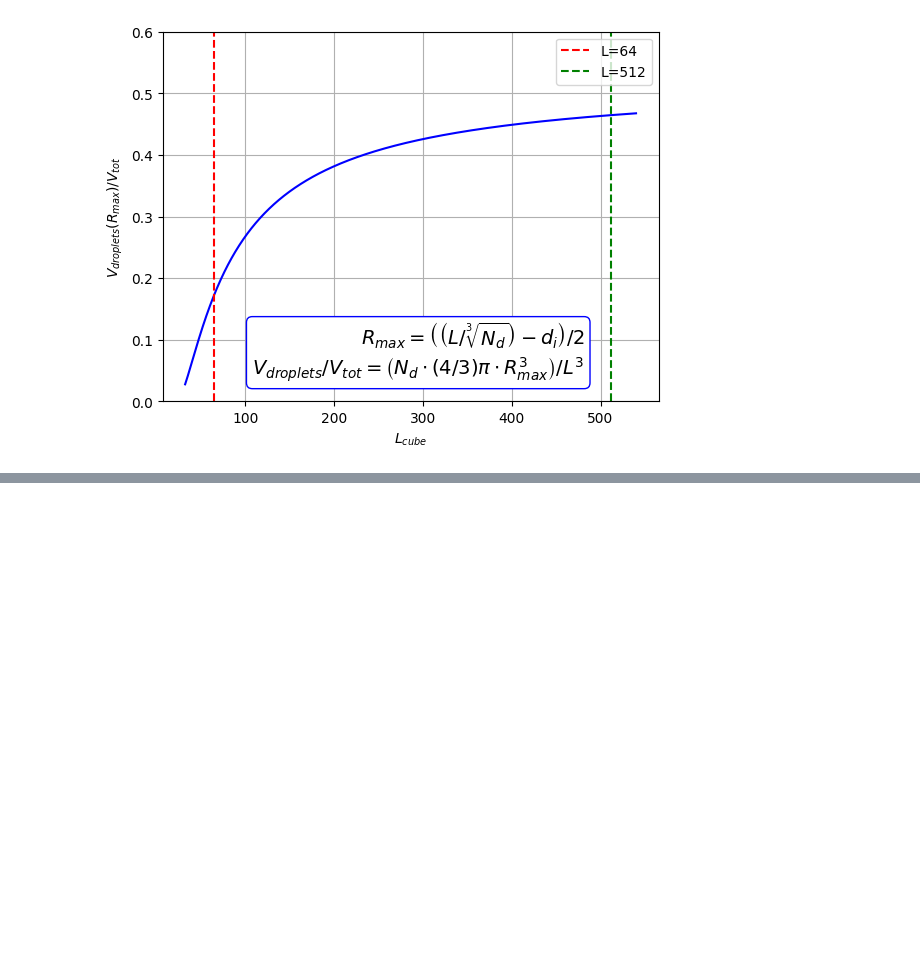
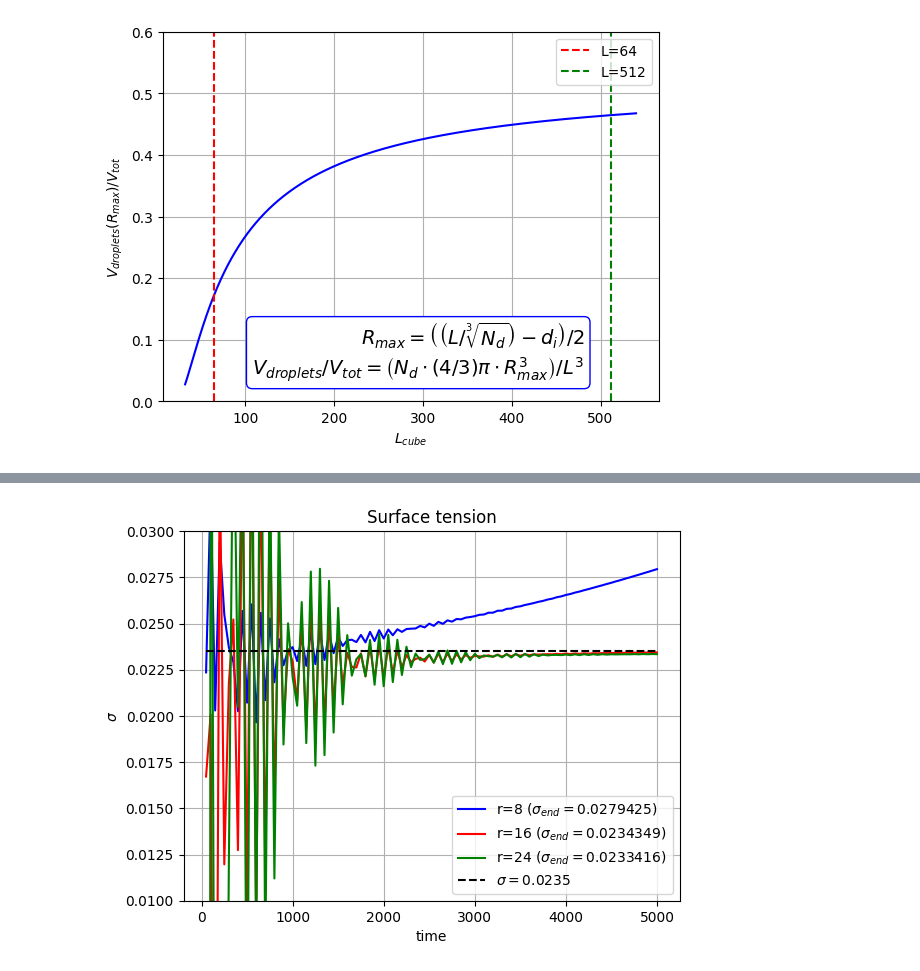
Before and after one commit to mattiamencagli/my-python-plots, a Jupyter notebook: mayo_tests.ipynb, the cells around one changed output, grey strips where cells are left out. Saved outputs shown, nothing was run; the diff lists cells and outputs as text; code cells hidden in the pictures; blank space fills up the shorter version.

```diff
--- a/mayo_tests.ipynb
+++ b/mayo_tests.ipynb
@@ -279,0 +444,41 @@ RR = [     0  19500  39500  59500  79500  99500 119500 139500]
+# %%
+import numpy as np
+import matplotlib
+import matplotlib.pyplot as plt
+
+def count_lines_in_file(file_path):
+    with open(file_path, 'r') as file:
+        line_count = sum(1 for _ in file)
+    return line_count
+
+# SURFACE TENSION
+
+direc = "/home/matti/DATA/Mayonese/surf_tens/"
+files = ["laplace_r8.dat", "laplace_r16.dat", "laplace_r24.dat"]
+
+Nsteps = count_lines_in_file(direc+files[0])
+
+sigma = np.zeros((3,Nsteps))
+steps = np.zeros((Nsteps))
+i = 0
+for f in files:
+    data = np.loadtxt(direc+f)
+    sigma[i,:] = data[:,5]
+    steps[:]   = data[:,0]
+    i += 1
+
+lw=1.5
+_ = plt.figure(1000)
+_ = plt.plot(steps, sigma[0,:],color='blue', linewidth=lw, label=r'r=8 ($\sigma_{end}=%g$)'%sigma[0,-1])
+_ = plt.plot(steps, sigma[1,:],color='red', linewidth=lw, label=r'r=16 ($\sigma_{end}=%g$)'%sigma[1,-1])
+_ = plt.plot(steps, sigma[2,:],color='green', linewidth=lw, label=r'r=24 ($\sigma_{end}=%g$)'%sigma[2,-1])
+sig = 0.0235
+_ = plt.hlines(sig, np.min(steps), np.max(steps), color='black', linestyle='--', linewidth=lw, label=r'$\sigma=%g$'%sig)
+_ = plt.xlabel('time')
+_ = plt.ylabel(r'$\sigma$')
+_ = plt.ylim([0.01,0.03])
+_ = plt.title('Surface tension')
+_ = plt.grid()
+_ = plt.legend()
+# %% [output]
+[figure, added]
```
Also changed, not shown: parts of 5 cells of this notebook, 3 other files.
